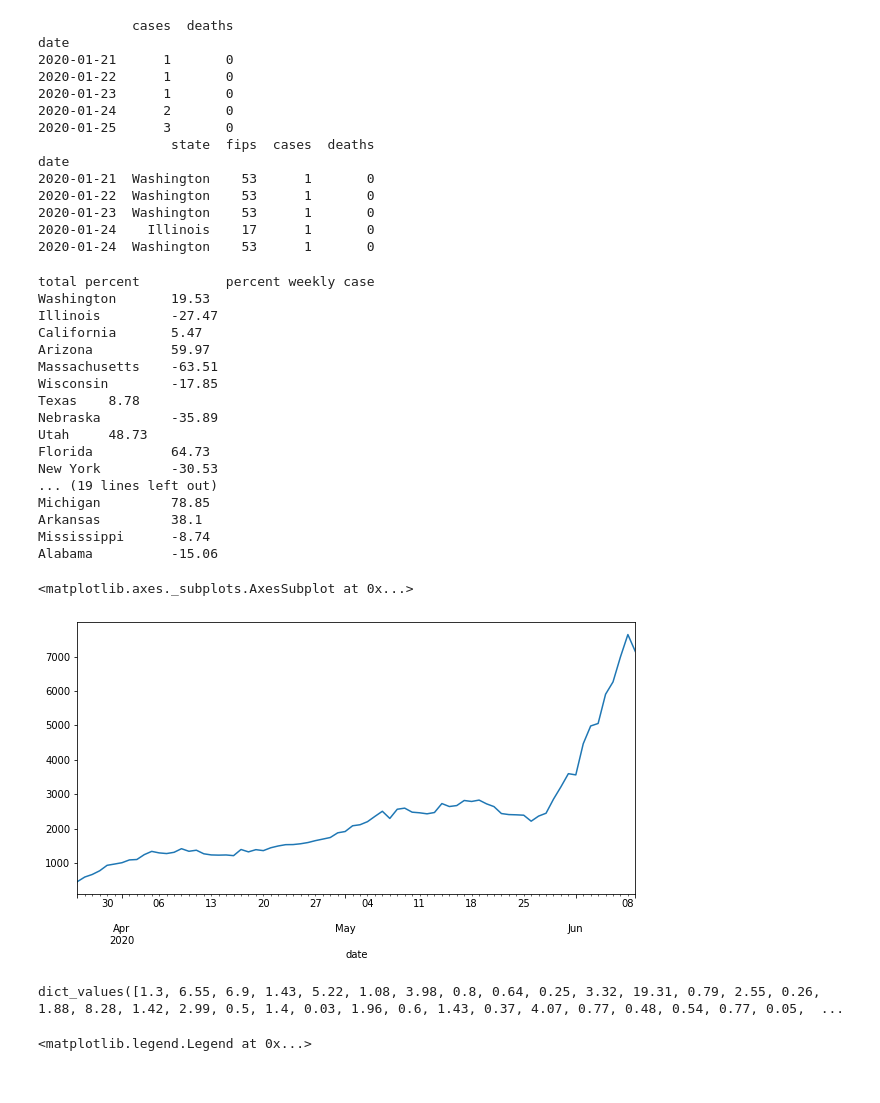
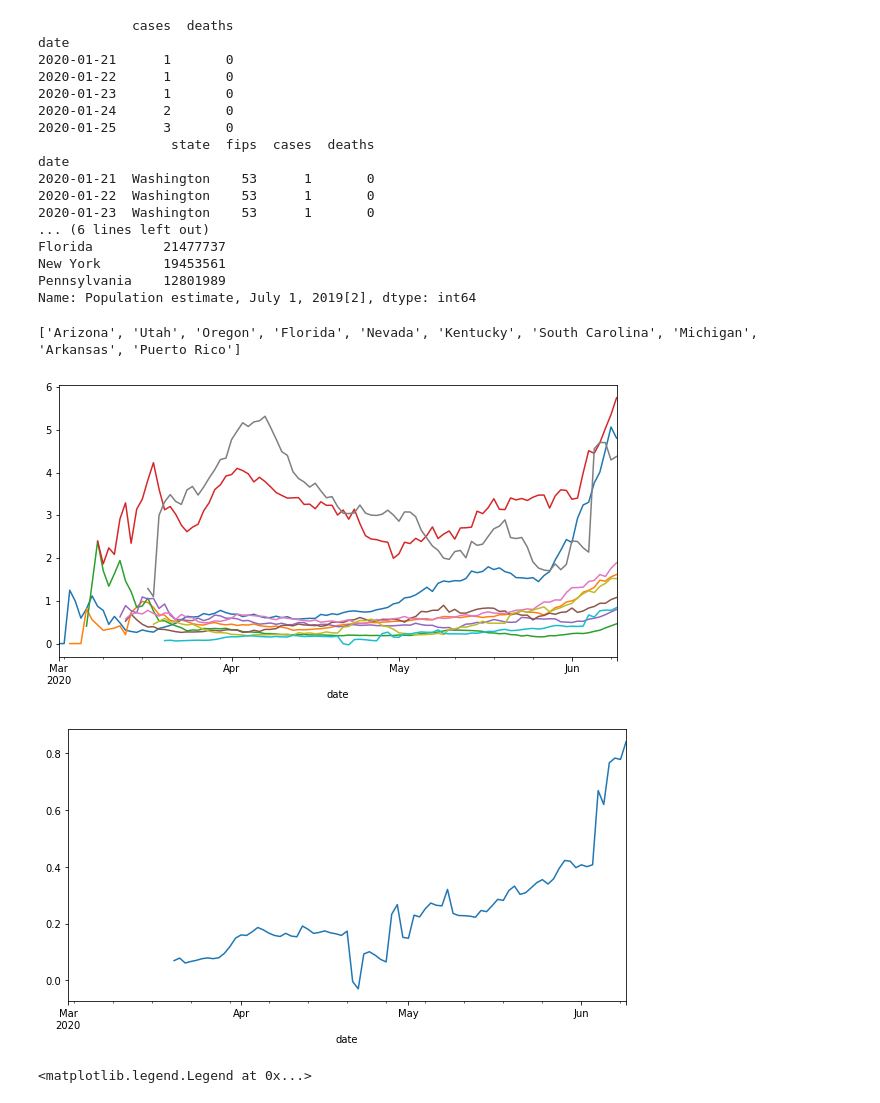
Before and after one commit to dviabhav/NYTCovidData, a Jupyter notebook: Covid19 file.ipynb, the cells around one changed output. Drawn from its saved outputs; the diff is of its cells as text; code cells hidden in the pictures.

```diff
--- a/Covid19 file.ipynb
+++ b/Covid19 file.ipynb
@@ -17,8 +17,14 @@ raw_US = pd.read_csv('https://raw.githubusercontent.com/nytimes/covid-19-data/ma
 raw_states = pd.read_csv('https://raw.githubusercontent.com/nytimes/covid-19-data/master/us-states.csv',
                      index_col = 'date',
                      parse_dates = True).sort_index()
+
+population = pd.read_html('https://simple.wikipedia.org/wiki/List_of_U.S._states_by_population')[0].set_index(['State'])
+population = population["Population estimate, July 1, 2019[2]"]
+
 print(raw_US.head())
-print(raw_states.head())
+print(raw_states.head(), '\n')
+print(population.head())
+pop_dict = dict(population)
 # %% [output]
             cases  deaths
 date
@@ -32,50 +38,39 @@ date
 2020-01-21  Washington    53      1       0
 2020-01-22  Washington    53      1       0
 2020-01-23  Washington    53      1       0
-2020-01-24    Illinois    17      1       0
-2020-01-24  Washington    53      1       0
+... (6 lines left out)
+Florida         21477737
+New York        19453561
+Pennsylvania    12801989
+Name: Population estimate, July 1, 2019[2], dtype: int64
 # %%
 list_of_states = raw_states['state'].unique()
 new_weekly_cases_state = {}
-percent_weekly_cases_states = {}
-total_case = {}
-print('total percent\t\tpercent weekly case')
+percent_weekly_cases = {}
+change_in_new_cases = {}
 for state in list_of_states:
-    total_case[state] = round(100*raw_states.loc[raw_states['state'] == state].cases[-1]/raw_US.cases[-1], 2)
-    if total_case[state] > 0.5:
+    total_case = round(100*raw_states.loc[raw_states['state'] == state].cases[-1]/raw_US.cases[-1], 4)
+    if total_case > 0.25:
         new_weekly_cases_state[state] = raw_states.loc[raw_states['state'] == state].cases.diff(7)
-        percent_weekly_cases_states[state] = 100*raw_states.loc[raw_states['state'] == state].cases.diff(7)/raw_US.cases.diff(7)
-        #print(total_case[state], "\t", state, "\t", round(percent_weekly_cases_states[state][-1],2) )
-        print(state, "\t", round(100*new_weekly_cases_state[state].diff(7)[-1]/new_weekly_cases_state[state][-8], 2) )
+        percent_weekly_cases[state] = 100*raw_states.loc[raw_states['state'] == state].cases.diff(7)/raw_US.cases.diff(7)
+        change_in_new_cases[state] = 100*new_weekly_cases_state[state].diff(7)[-1]/new_weekly_cases_state[state][-8]
+
+order = list(change_in_new_cases.values())
+order.sort(reverse = True)
+top_10_states = [key for key, value in change_in_new_cases.items() if value in  order[:10] ]
 
 plt.figure(figsize = (10,5))
-#percent_weekly_cases_states['New York'].plot()
-#percent_weekly_cases_states['New Jersey'].plot()
-new_weekly_cases_state['Arizona'][60:].plot()
+for st in top_10_states:
+    percent_weekly_cases[st]['2020-03-01':].plot()
+
+plt.figure(figsize = (10,5))
+percent_weekly_cases['Puerto Rico']['2020-03-01':].plot()
+
+print(top_10_states)
 # %% [output]
-total percent           percent weekly case
-Washington       19.53
-Illinois         -27.47
-California       5.47
-Arizona          59.97
-Massachusetts    -63.51
-Wisconsin        -17.85
-Texas    8.78
-Nebraska         -35.89
-Utah     48.73
-Florida          64.73
-New York         -30.53
-... (19 lines left out)
-Michigan         78.85
-Arkansas         38.1
-Mississippi      -8.74
-Alabama          -15.06
+['Arizona', 'Utah', 'Oregon', 'Florida', 'Nevada', 'Kentucky', 'South Carolina', 'Michigan', 'Arkansas', 'Puerto Rico']
-<matplotlib.axes._subplots.AxesSubplot at 0x...>
-[figure, old version]
+[figure, new version]
+[figure, added]
-# %%
-(total_case.values())
-# %% [output]
-dict_values([1.3, 6.55, 6.9, 1.43, 5.22, 1.08, 3.98, 0.8, 0.64, 0.25, 3.32, 19.31, 0.79, 2.55, 0.26, 1.88, 8.28, 1.42, 2.99, 0.5, 1.4, 0.03, 1.96, 0.6, 1.43, 0.37, 4.07, 0.77, 0.48, 0.54, 0.77, 0.05,  ...
 # %%
 plt.figure(figsize = (10,5))
 plt.plot(raw_US.cases.diff(7).diff()[30:], label = "weekly cases" )
```
Also changed, not shown: parts of 2 cells of this notebook.
